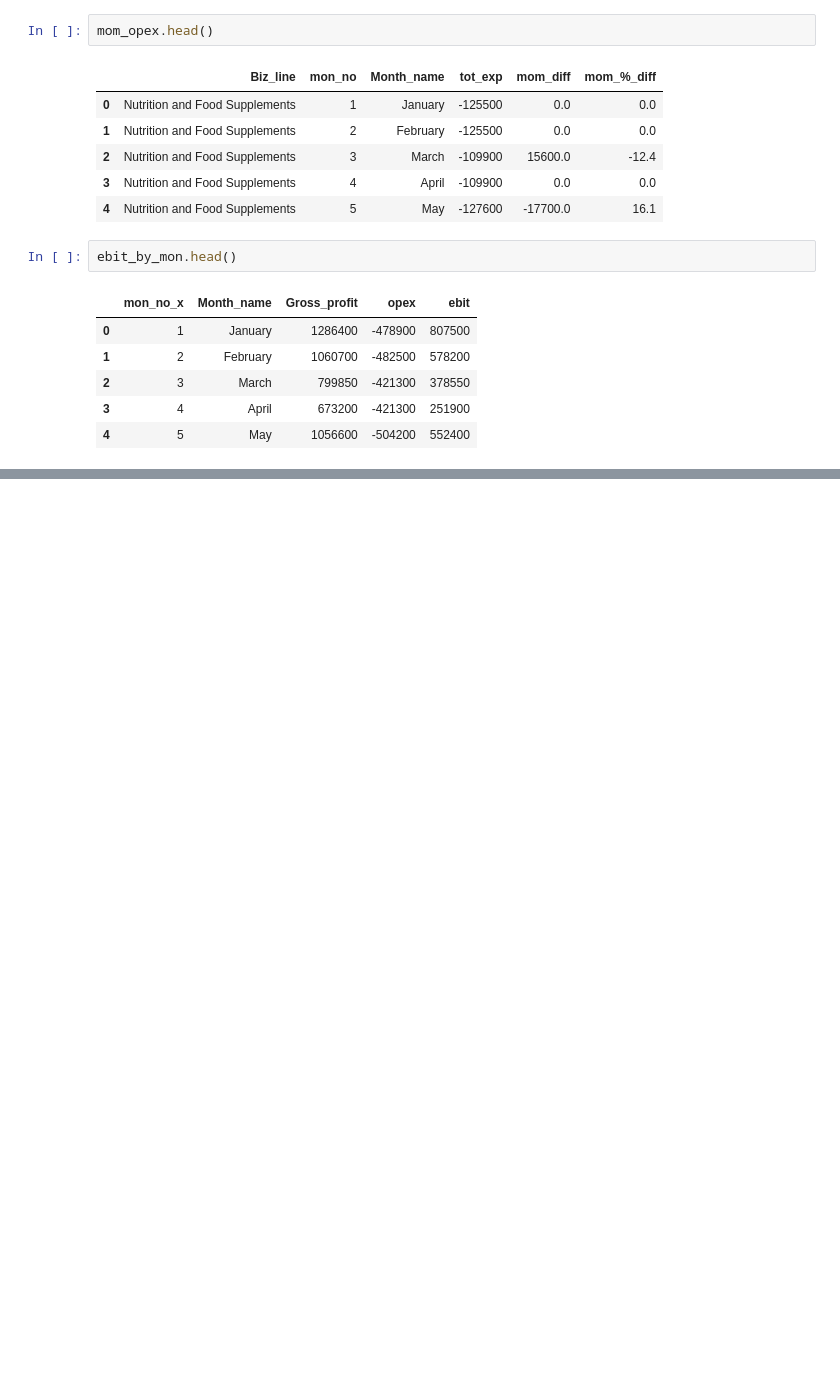
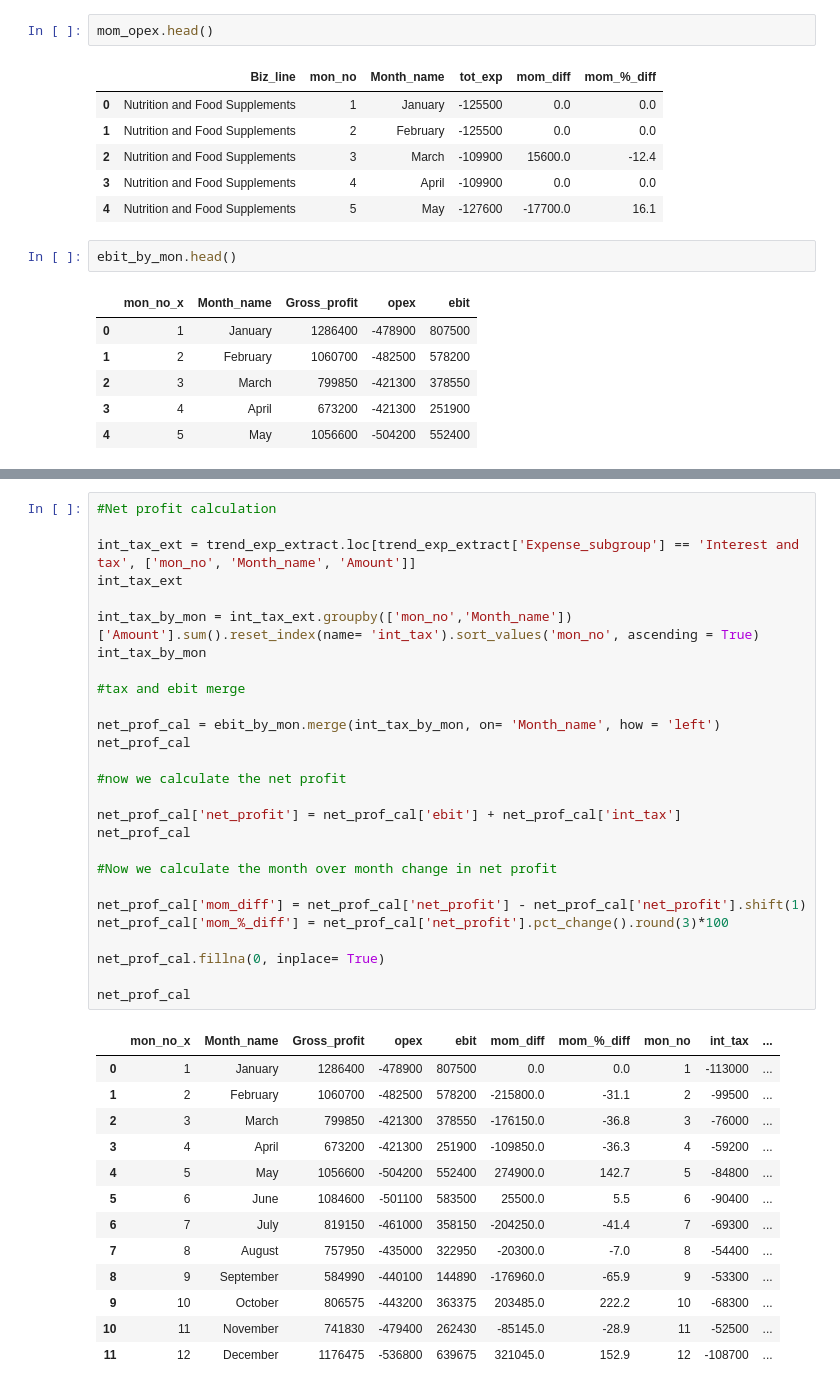
Before and after one commit to djibril968/Python_projects, a Jupyter notebook: Onyx_Financial_Analysis.ipynb, the cells around one changed output, grey strips where cells are left out. Drawn from its saved outputs; the diff is of its cells as text; blank space fills up the shorter version.

```diff
--- a/Onyx_Financial_Analysis.ipynb
+++ b/Onyx_Financial_Analysis.ipynb
@@ -968,0 +985,41 @@ ebit_by_mon.head()
+# %%
+#Net profit calculation
+
+int_tax_ext = trend_exp_extract.loc[trend_exp_extract['Expense_subgroup'] == 'Interest and tax', ['mon_no', 'Month_name', 'Amount']]
+int_tax_ext
+
+int_tax_by_mon = int_tax_ext.groupby(['mon_no','Month_name'])['Amount'].sum().reset_index(name= 'int_tax').sort_values('mon_no', ascending = True)
+int_tax_by_mon
+
+#tax and ebit merge
+
+net_prof_cal = ebit_by_mon.merge(int_tax_by_mon, on= 'Month_name', how = 'left')
+net_prof_cal
+
+#now we calculate the net profit
+
+net_prof_cal['net_profit'] = net_prof_cal['ebit'] + net_prof_cal['int_tax']
+net_prof_cal
+
+#Now we calculate the month over month change in net profit
+
+net_prof_cal['mom_diff'] = net_prof_cal['net_profit'] - net_prof_cal['net_profit'].shift(1)
+net_prof_cal['mom_%_diff'] = net_prof_cal['net_profit'].pct_change().round(3)*100
+
+net_prof_cal.fillna(0, inplace= True)
+
+net_prof_cal
+# %% [output]
+|  | mon_no_x | Month_name | Gross_profit | opex | ebit | mom_diff | mom_%_diff | mon_no | int_tax | ... |
+| 0 | 1 | January | 1286400 | -478900 | 807500 | 0.0 | 0.0 | 1 | -113000 | ... |
+| 1 | 2 | February | 1060700 | -482500 | 578200 | -215800.0 | -31.1 | 2 | -99500 | ... |
+| 2 | 3 | March | 799850 | -421300 | 378550 | -176150.0 | -36.8 | 3 | -76000 | ... |
+| 3 | 4 | April | 673200 | -421300 | 251900 | -109850.0 | -36.3 | 4 | -59200 | ... |
+| 4 | 5 | May | 1056600 | -504200 | 552400 | 274900.0 | 142.7 | 5 | -84800 | ... |
+| 5 | 6 | June | 1084600 | -501100 | 583500 | 25500.0 | 5.5 | 6 | -90400 | ... |
+| 6 | 7 | July | 819150 | -461000 | 358150 | -204250.0 | -41.4 | 7 | -69300 | ... |
+| 7 | 8 | August | 757950 | -435000 | 322950 | -20300.0 | -7.0 | 8 | -54400 | ... |
+| 8 | 9 | September | 584990 | -440100 | 144890 | -176960.0 | -65.9 | 9 | -53300 | ... |
+| 9 | 10 | October | 806575 | -443200 | 363375 | 203485.0 | 222.2 | 10 | -68300 | ... |
+| 10 | 11 | November | 741830 | -479400 | 262430 | -85145.0 | -28.9 | 11 | -52500 | ... |
+| 11 | 12 | December | 1176475 | -536800 | 639675 | 321045.0 | 152.9 | 12 | -108700 | ... |
```
Also changed, not shown: parts of 4 cells of this notebook.
